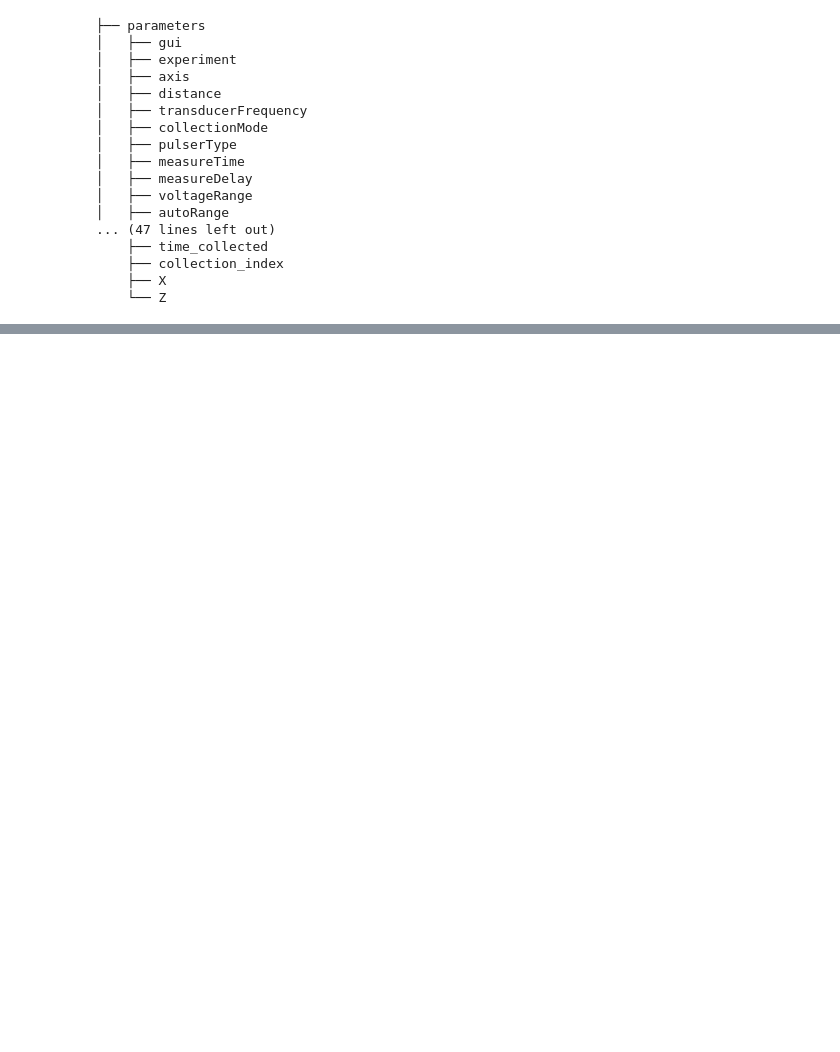
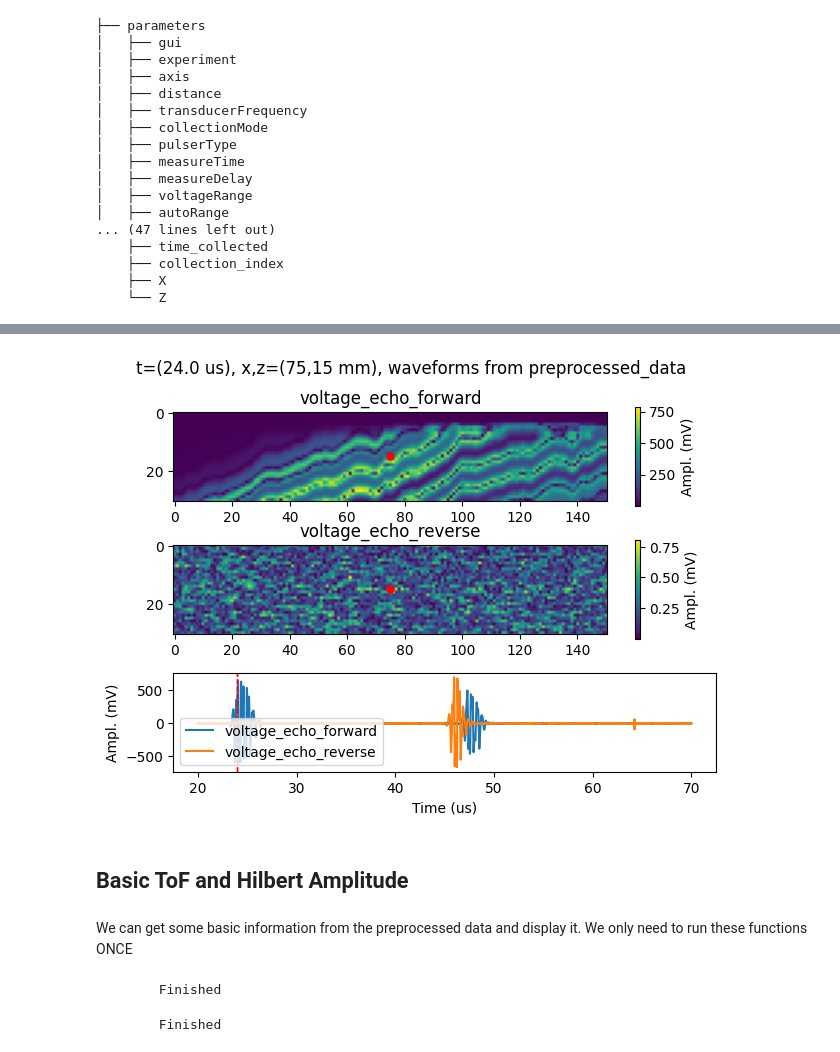
Before and after one commit to zhangxinqiao314/ultrasonic_ml, a Jupyter notebook: Notebooks/fft/h5_workflow.ipynb, the cells around one changed output, grey strips where cells are left out. Cells and saved outputs as stored; diff of their text form; code cells hidden in the pictures; blank space fills up the shorter version.

Commit message:
tutorial done. viz needs a bit more troubleshooting

```diff
--- a/Notebooks/fft/h5_workflow.ipynb
+++ b/Notebooks/fft/h5_workflow.ipynb
@@ -37,7 +37,7 @@ h5_name = p.stem+'.h5'
 parent_folder = str(p.parent)
 # %%
 # Initialize the acoustic scan database
-database = db.AcousticScanDatabase(parent_folder=parent_folder,
+database = db.AcousticScanDatabaseFFT(parent_folder=parent_folder,
                                     h5_name=h5_name,
                                     sqlite_path=dualroll_filepath)
 # %% [output]
@@ -90,3 +139,17 @@ database.print_schema()
 # %%
-# # Look at basic view of mean image and spectrum of raw data
-# database.view_mean_img_plot(from_group='preprocessed_data')
+# Look at basic view of mean image and spectrum of data
+database.view_img_plot(idx = (75,15,2000), from_group='preprocessed_data', from_dataset='waveforms')
+# %% [output]
+[figure, added]
+# %% [markdown]
+## Basic ToF and Hilbert Amplitude
+# %% [markdown]
+We can get some basic information from the preprocessed data and display it. We only need to run these functions ONCE
+# %%
+database.write_tof_data()
+# %% [output]
+        Finished
+# %%
+database.write_amplitude_data()
+# %% [output]
+        Finished
```
Also changed, not shown: parts of 35 cells of this notebook, 4 other files.
